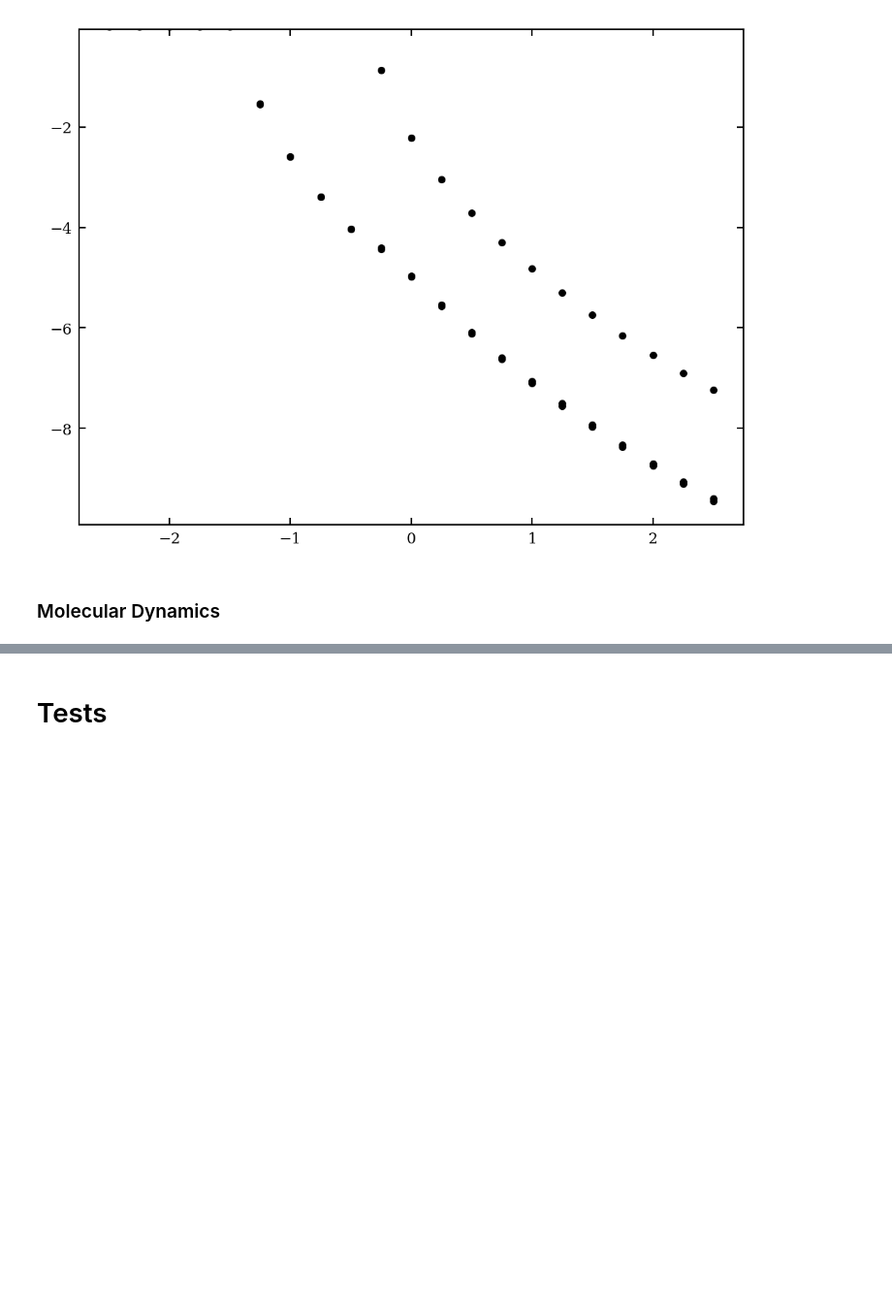
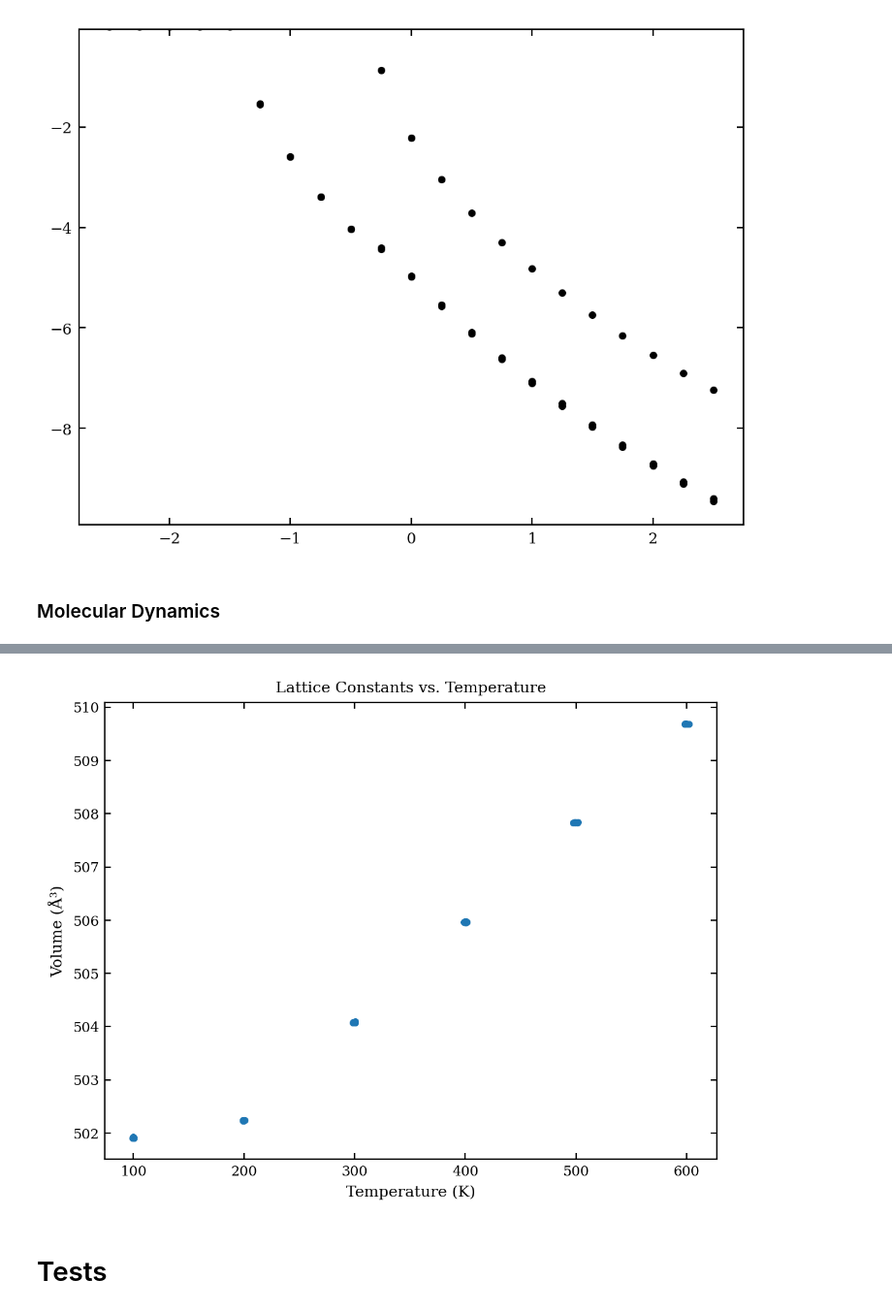
Before and after one commit to ThomasRavnborg/OxideSlabs, a Jupyter notebook: MLtraining.ipynb, the cells around one changed output, grey strips where cells are left out. Shown at 97% size. Drawn from its saved outputs; the diff is of its cells as text; code cells hidden in the pictures; blank space fills up the shorter version.

```diff
--- a/MLtraining.ipynb
+++ b/MLtraining.ipynb
@@ -1982,0 +1827,17 @@ BFGS:    2 10:19:35     -354.261549        0.000040
+# %%
+a = np.array([])
+b = np.array([])
+c = np.array([])
+T = np.array([])
+
+for temp in [100, 200, 300, 400, 500, 600]:
+    thermo_file = f'results/ALnep/iteration_2/md_production/Ba8O24Ti8/{temp}K/thermo.out'
+    run_file = f'results/ALnep/iteration_2/md_production/Ba8O24Ti8/{temp}K/run.in'
+    thermo = load_thermo(thermo_file, run_file)
+
+    indx = np.where(thermo['t'] > 900*1e3)[0][0]
+
+    T = np.append(T, thermo['T'][indx:])
+    a = np.append(a, thermo['cell'][0][indx:])
+    b = np.append(b, thermo['cell'][1][indx:])
+    c = np.append(c, thermo['cell'][2][indx:])
@@ -1983,3 +1855,12 @@ BFGS:    2 10:19:35     -354.261549        0.000040
+# %%
+plt.plot(T, a*b*c, '.')
+plt.xlabel('Temperature (K)')
+plt.ylabel('Volume (Å³)')
+plt.title('Lattice Constants vs. Temperature')
+#plt.legend()
+plt.show()
+# %% [output]
+[figure, added]
 # %% [markdown]
 # Tests
 # %%
```
Also changed, not shown: parts of 49 cells of this notebook, 8 other files.
